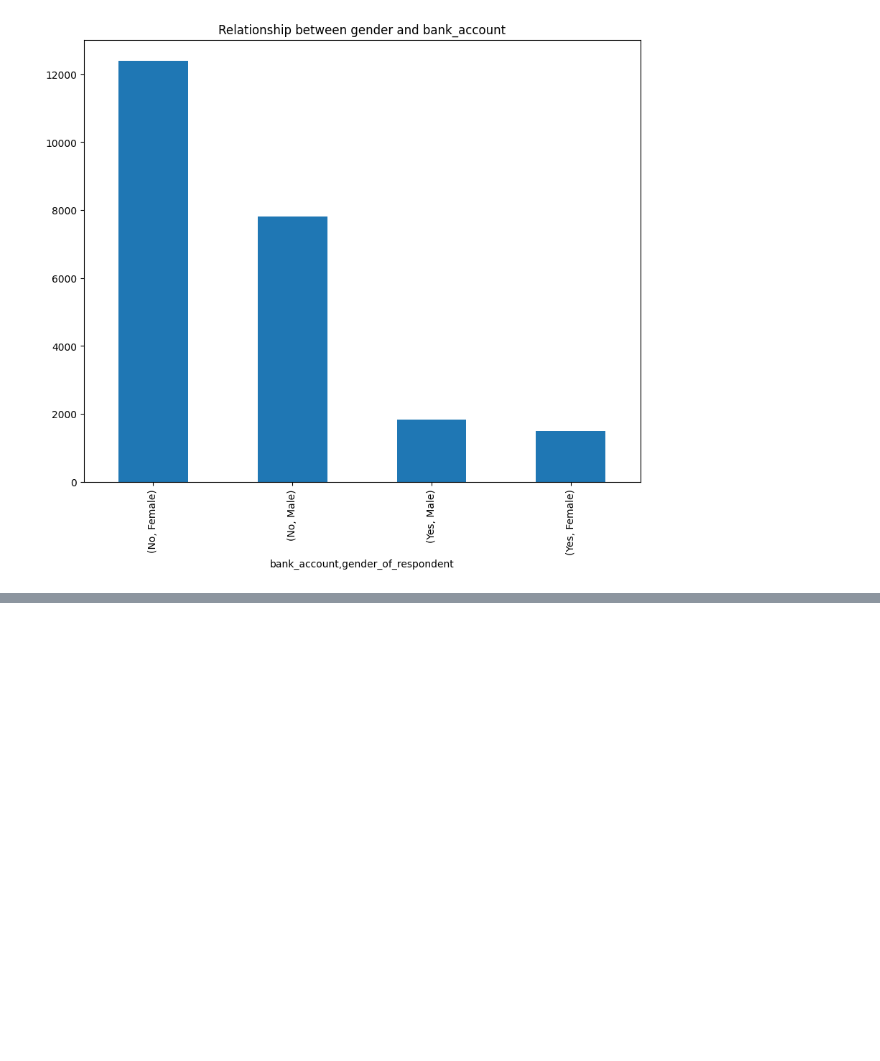
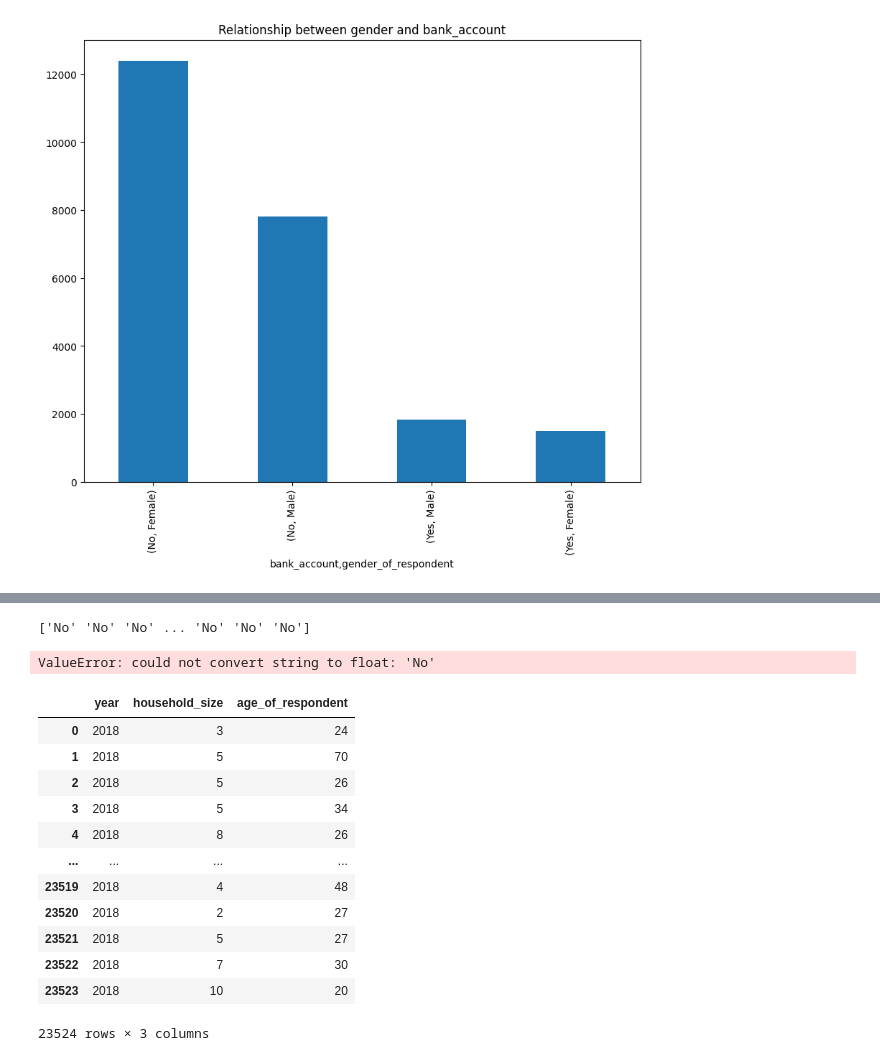
Before and after one commit to camelabs/learning, a Jupyter notebook: data_analysis_and_visualizatiom_task_Asha.ipynb, the cells around one changed output, grey strips where cells are left out. Cells and saved outputs as stored; diff of their text form; code cells hidden in the pictures; blank space fills up the shorter version.

```diff
--- a/data_analysis_and_visualizatiom_task_Asha.ipynb
+++ b/data_analysis_and_visualizatiom_task_Asha.ipynb
@@ -335,0 +306,28 @@ bank_gend.plot(kind='bar', figsize=(10,8), title='Relationship between gender an
+# %%
+print(y_pred)
+# %% [output]
+['No' 'No' 'No' ... 'No' 'No' 'No']
+# %%
+#measure performance of the model
+from sklearn.metrics import mean_absolute_error
+mae = mean_absolute_error(y_test, y_pred)
+# %% [output]
+ValueError: could not convert string to float: 'No'
+# %%
+trainee=train.drop(['country','bank_account','location_type','gender_of_respondent','cellphone_access','relationship_with_head', 'uniqueid','marital_status','education_level','job_type'], axis=1)
+# %%
+trainee
+# %% [output]
+|  | year | household_size | age_of_respondent |
+| 0 | 2018 | 3 | 24 |
+| 1 | 2018 | 5 | 70 |
+| 2 | 2018 | 5 | 26 |
+| 3 | 2018 | 5 | 34 |
+| 4 | 2018 | 8 | 26 |
+| ... | ... | ... | ... |
+| 23519 | 2018 | 4 | 48 |
+| 23520 | 2018 | 2 | 27 |
+| 23521 | 2018 | 5 | 27 |
+| 23522 | 2018 | 7 | 30 |
+| 23523 | 2018 | 10 | 20 |
+23524 rows × 3 columns
```
Also changed, not shown: parts of 24 cells of this notebook, 2 other files.
